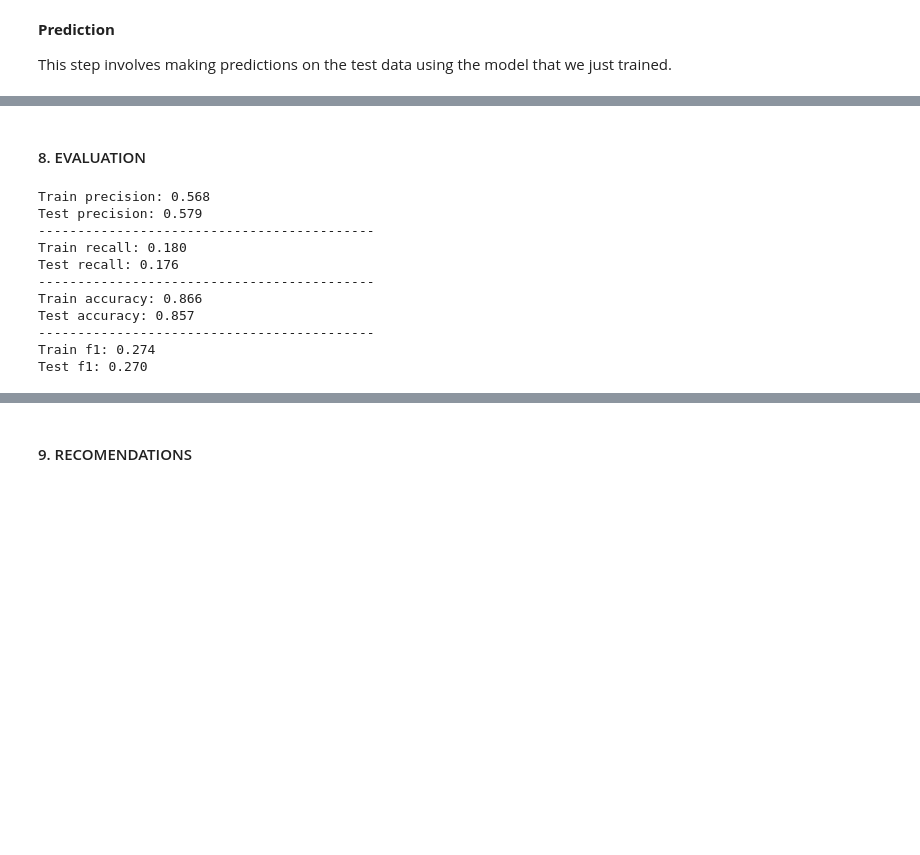
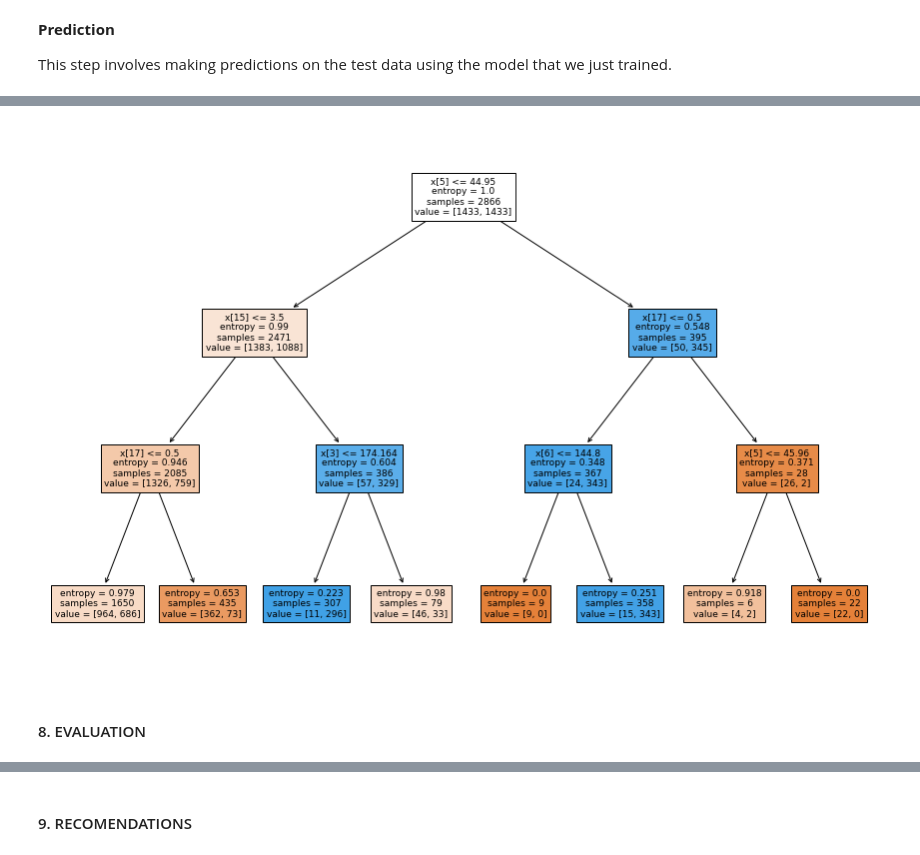
Before and after one commit to N-kioko/Phase-3-project, a Jupyter notebook: index.ipynb, the cells around one changed output, grey strips where cells are left out. Saved outputs shown, nothing was run; the diff lists cells and outputs as text; code cells hidden in the pictures; blank space fills up the shorter version.

```diff
--- a/index.ipynb
+++ b/index.ipynb
@@ -231,29 +434,12 @@ y_test_pred = Baseline_model.predict(X_test_final_df)
+# %%
+#plotting the decision tree
+from sklearn import tree
+import matplotlib.pyplot as plt
+plt.figure(figsize=(15,10))
+tree.plot_tree(classifier,filled=True)
+plt.show()
+# %% [output]
+[figure, added]
 # %% [markdown]
 #### 8. EVALUATION
-# %%
-from sklearn.metrics import precision_score, recall_score, accuracy_score, f1_score
-
-print('Train precision: %.3f' % precision_score(y_train, y_train_pred))
-print('Test precision: %.3f' % precision_score(y_test, y_test_pred))
-print("-------------------------------------------")
-print('Train recall: %.3f' % recall_score(y_train, y_train_pred))
-print('Test recall: %.3f' % recall_score(y_test, y_test_pred))
-print("-------------------------------------------")
-print('Train accuracy: %.3f' % accuracy_score(y_train, y_train_pred))
-print('Test accuracy: %.3f' % accuracy_score(y_test, y_test_pred))
-print("-------------------------------------------")
-print('Train f1: %.3f' % f1_score(y_train, y_train_pred))
-print('Test f1: %.3f' % f1_score(y_test, y_test_pred))
-# %% [output]
-Train precision: 0.568
-Test precision: 0.579
--------------------------------------------
-Train recall: 0.180
-Test recall: 0.176
--------------------------------------------
-Train accuracy: 0.866
-Test accuracy: 0.857
--------------------------------------------
-Train f1: 0.274
-Test f1: 0.270
 # %% [markdown]
```
Also changed, not shown: parts of 26 cells of this notebook.
